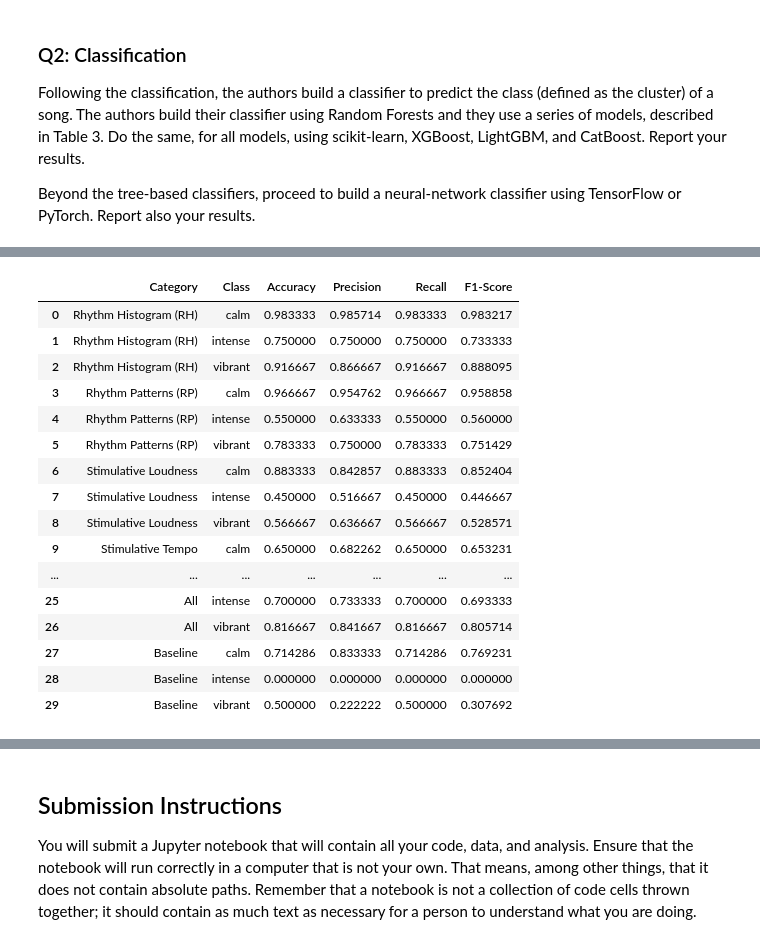
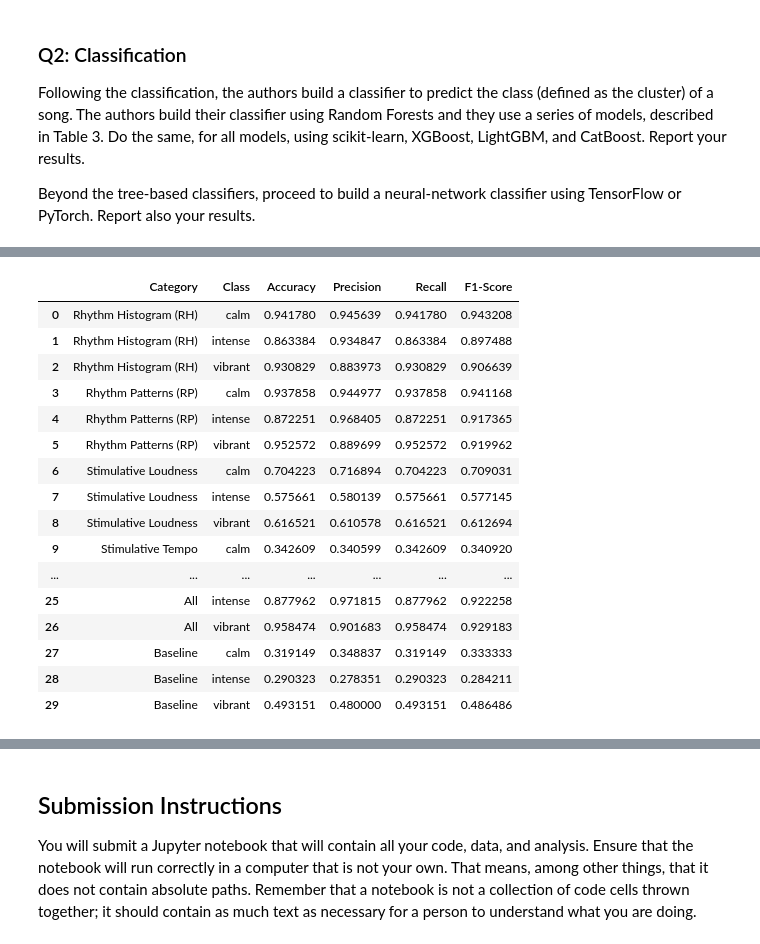
Before and after one commit to miketheofan/msc-in-data-science, a Jupyter notebook: pepmusic_assignment.ipynb, the cells around one changed output, grey strips where cells are left out. Cells and saved outputs as stored; diff of their text form; code cells hidden in the pictures.

Commit message:
Finished implementation regarding Tree regression algorithms.

```diff
--- a/pepmusic_assignment.ipynb
+++ b/pepmusic_assignment.ipynb
@@ -128,7 +201,6 @@ processed_df = pd.concat([
     df[numerical_columns],
     categorical_df,
     lists_df,
-    dpitchBiHist_mean_df,
-    dpitchBiHist_std_df
+    pitchBiHist_df,
   ], axis=1)
 processed_df
@@ -374,7 +546,3 @@ scaled_df
-# %%
-## TODO: REMOVE THIS
-scaled_df = scaled_df.iloc[:100]
-scaled_df
 # %%
 # Group columns by their prefix
 grouped_columns = {
@@ -433,7 +601,7 @@ get_columns_by_category = {
   group: scaled_df[columns + ['clusteringLabel']] for group, columns in categories.items()
   }
 # %%
-def perform_baseline(df):
+def train_dummy_classifier(df):
     X = df.drop('clusteringLabel', axis=1)
     y = df['clusteringLabel']
 
@@ -531,10 +639,10 @@ def perform_regression(df, model, n_splits=10):
 # %%
-def produce_results_table(model, n_splits=10):
+def produce_results_table(get_columns_by_category, model, train_classifier_func, n_splits=5):
     results = []
 
-    # Assuming get_columns_by_category is your dictionary with categories and DataFrames
+    # Iterate over each category and its corresponding DataFrame
     for category, df in get_columns_by_category.items():
-        category_metrics = perform_regression(df, model, n_splits)
+        category_metrics = train_classifier_func(df, model, n_splits)
 
         # Iterate over each class in the metrics
         for class_name, metrics in category_metrics.items():
@@ -550,7 +658,7 @@ def produce_results_table(model, n_splits=10):
                 results.append(row)
 
     # Now, get the baseline results for each class in this category
-    baseline_metrics = perform_baseline(df)
+    baseline_metrics = train_dummy_classifier(df)
 
     # Iterate over each class in the baseline metrics
     for class_name, metrics in baseline_metrics.items():
@@ -570,23 +801,23 @@ def produce_results_table(model, n_splits=10):
 # %%
 model = RandomForestClassifier(random_state=42, verbose=0)
-results_table = produce_results_table(model)
+results_table = produce_results_table(get_columns_by_category, model, train_classifier)
 results_table
 # %% [output]
 |  | Category | Class | Accuracy | Precision | Recall | F1-Score |
-| 0 | Rhythm Histogram (RH) | calm | 0.983333 | 0.985714 | 0.983333 | 0.983217 |
-| 1 | Rhythm Histogram (RH) | intense | 0.750000 | 0.750000 | 0.750000 | 0.733333 |
-| 2 | Rhythm Histogram (RH) | vibrant | 0.916667 | 0.866667 | 0.916667 | 0.888095 |
-| 3 | Rhythm Patterns (RP) | calm | 0.966667 | 0.954762 | 0.966667 | 0.958858 |
-| 4 | Rhythm Patterns (RP) | intense | 0.550000 | 0.633333 | 0.550000 | 0.560000 |
-| 5 | Rhythm Patterns (RP) | vibrant | 0.783333 | 0.750000 | 0.783333 | 0.751429 |
-| 6 | Stimulative Loudness | calm | 0.883333 | 0.842857 | 0.883333 | 0.852404 |
-| 7 | Stimulative Loudness | intense | 0.450000 | 0.516667 | 0.450000 | 0.446667 |
-| 8 | Stimulative Loudness | vibrant | 0.566667 | 0.636667 | 0.566667 | 0.528571 |
-| 9 | Stimulative Tempo | calm | 0.650000 | 0.682262 | 0.650000 | 0.653231 |
+| 0 | Rhythm Histogram (RH) | calm | 0.941780 | 0.945639 | 0.941780 | 0.943208 |
+| 1 | Rhythm Histogram (RH) | intense | 0.863384 | 0.934847 | 0.863384 | 0.897488 |
+| 2 | Rhythm Histogram (RH) | vibrant | 0.930829 | 0.883973 | 0.930829 | 0.906639 |
+| 3 | Rhythm Patterns (RP) | calm | 0.937858 | 0.944977 | 0.937858 | 0.941168 |
+| 4 | Rhythm Patterns (RP) | intense | 0.872251 | 0.968405 | 0.872251 | 0.917365 |
+| 5 | Rhythm Patterns (RP) | vibrant | 0.952572 | 0.889699 | 0.952572 | 0.919962 |
+| 6 | Stimulative Loudness | calm | 0.704223 | 0.716894 | 0.704223 | 0.709031 |
+| 7 | Stimulative Loudness | intense | 0.575661 | 0.580139 | 0.575661 | 0.577145 |
+| 8 | Stimulative Loudness | vibrant | 0.616521 | 0.610578 | 0.616521 | 0.612694 |
+| 9 | Stimulative Tempo | calm | 0.342609 | 0.340599 | 0.342609 | 0.340920 |
 | ... | ... | ... | ... | ... | ... | ... |
-| 25 | All | intense | 0.700000 | 0.733333 | 0.700000 | 0.693333 |
-| 26 | All | vibrant | 0.816667 | 0.841667 | 0.816667 | 0.805714 |
-| 27 | Baseline | calm | 0.714286 | 0.833333 | 0.714286 | 0.769231 |
-| 28 | Baseline | intense | 0.000000 | 0.000000 | 0.000000 | 0.000000 |
-| 29 | Baseline | vibrant | 0.500000 | 0.222222 | 0.500000 | 0.307692 |
+| 25 | All | intense | 0.877962 | 0.971815 | 0.877962 | 0.922258 |
+| 26 | All | vibrant | 0.958474 | 0.901683 | 0.958474 | 0.929183 |
+| 27 | Baseline | calm | 0.319149 | 0.348837 | 0.319149 | 0.333333 |
+| 28 | Baseline | intense | 0.290323 | 0.278351 | 0.290323 | 0.284211 |
+| 29 | Baseline | vibrant | 0.493151 | 0.480000 | 0.493151 | 0.486486 |
 # %%
```
Also changed, not shown: parts of 28 cells of this notebook, 1 other file.
